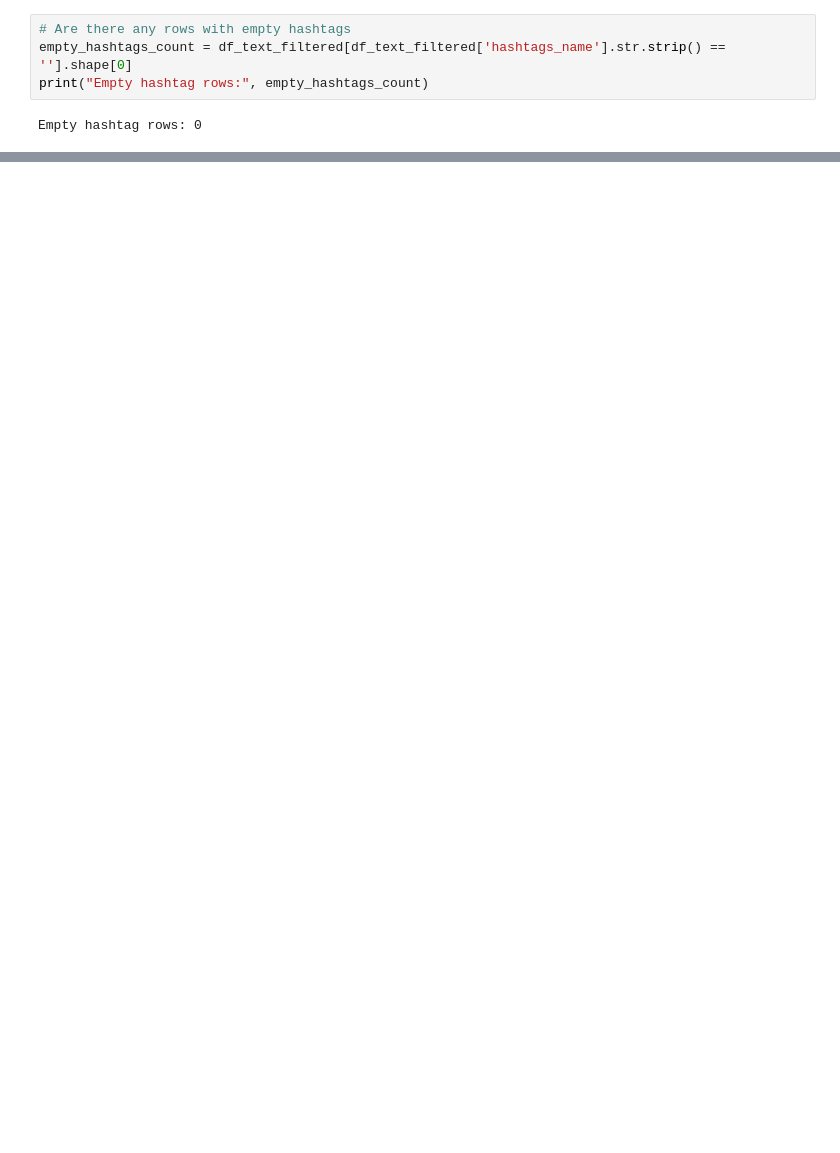
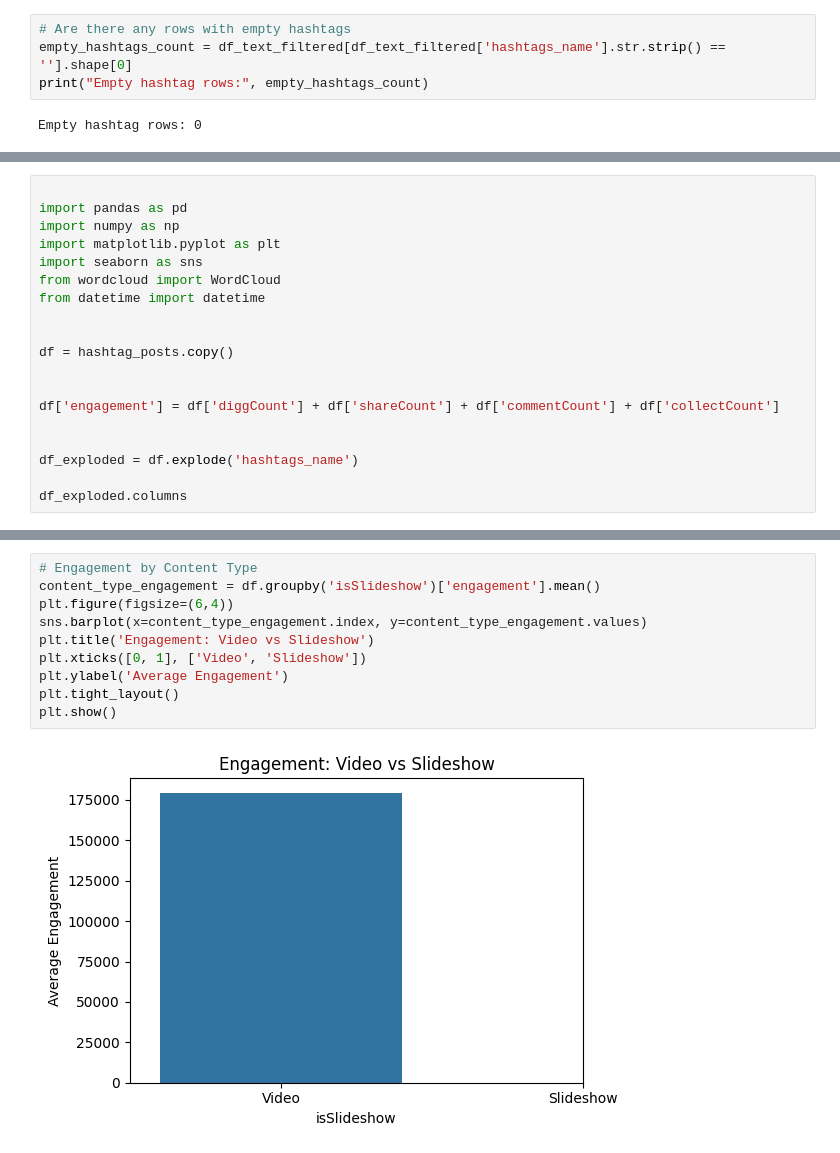
Before and after one commit to Hannah1171/skincare_analysis, a Jupyter notebook: data_exploration/hashtags_over_time_hashtag_posts.ipynb, the cells around one changed output, grey strips where cells are left out. Saved outputs shown, nothing was run; the diff lists cells and outputs as text; blank space fills up the shorter version.

```diff
--- a/data_exploration/hashtags_over_time_hashtag_posts.ipynb
+++ b/data_exploration/hashtags_over_time_hashtag_posts.ipynb
@@ -473,0 +272,19 @@ plot_hashtag_trends_over_year_log(df_text_filtered, year_selected=2024, top_n=5)
+# %%
+
+import pandas as pd
+import numpy as np
+import matplotlib.pyplot as plt
+import seaborn as sns
+from wordcloud import WordCloud
+from datetime import datetime
+
+
+df = hashtag_posts.copy()
+
+
+df['engagement'] = df['diggCount'] + df['shareCount'] + df['commentCount'] + df['collectCount']
+
+
+df_exploded = df.explode('hashtags_name')
+
+df_exploded.columns
@@ -620,0 +627,12 @@ VBox(children=(Dropdown(description='Year:', index=5, options=(np.int32(2020), n
+# %%
+# Engagement by Content Type
+content_type_engagement = df.groupby('isSlideshow')['engagement'].mean()
+plt.figure(figsize=(6,4))
+sns.barplot(x=content_type_engagement.index, y=content_type_engagement.values)
+plt.title('Engagement: Video vs Slideshow')
+plt.xticks([0, 1], ['Video', 'Slideshow'])
+plt.ylabel('Average Engagement')
+plt.tight_layout()
+plt.show()
+# %% [output]
+[figure, added]
```
Also changed, not shown: parts of 43 cells of this notebook, 13 other files.
